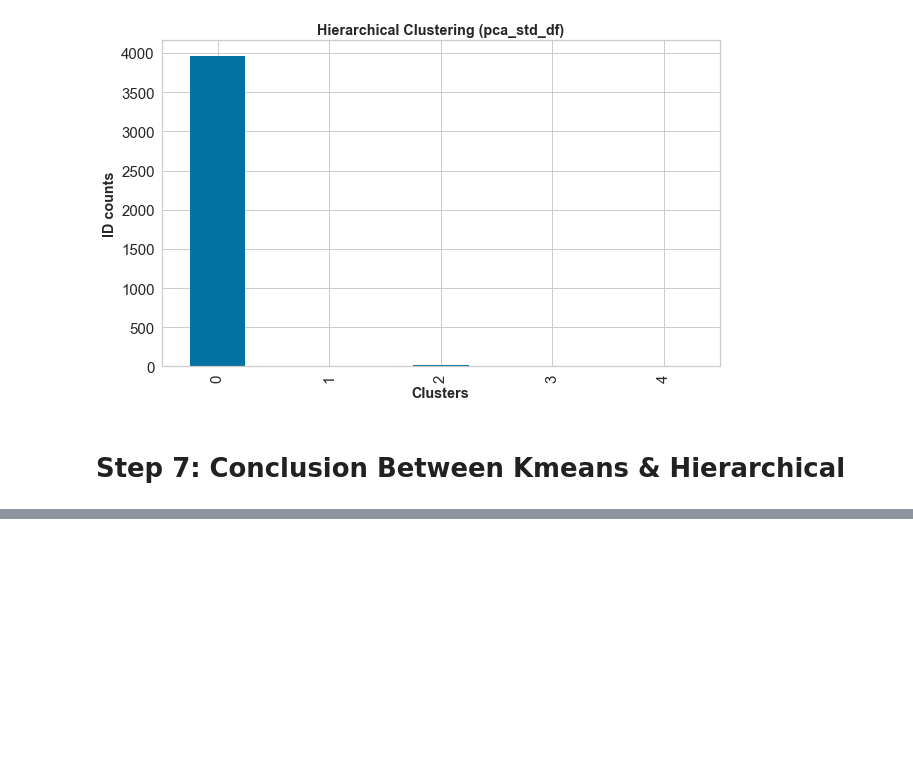
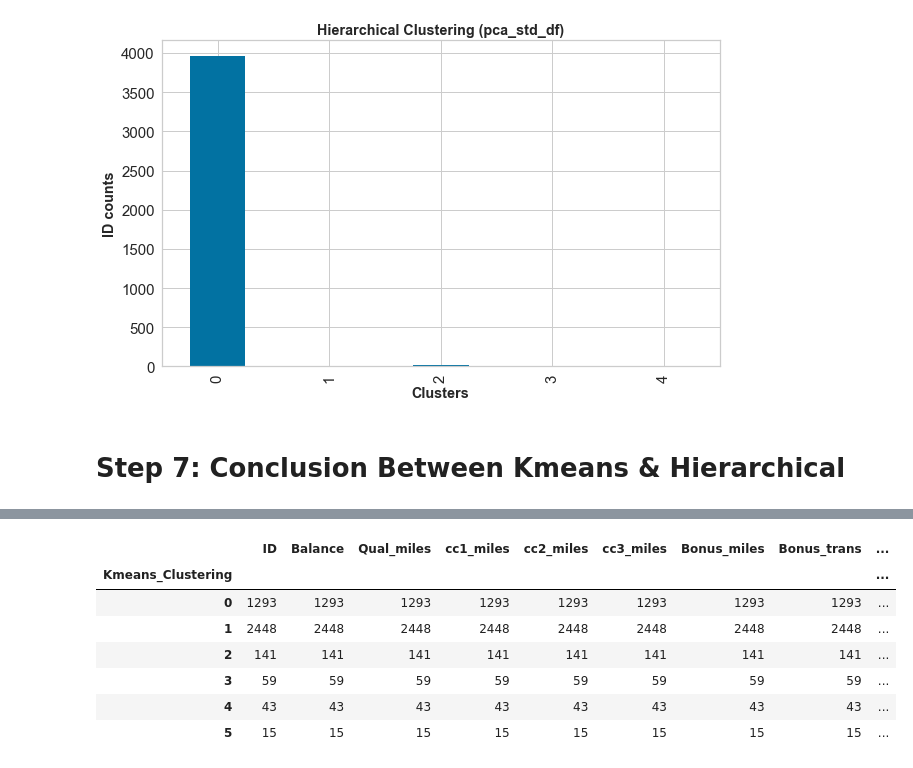
Before and after one commit to ShrikantUppin/Clustering, a Jupyter notebook: 1.1 K-MEANS/K-Means clustering.ipynb, the cells around one changed output, grey strips where cells are left out. Saved outputs shown, nothing was run; the diff lists cells and outputs as text; code cells hidden in the pictures; blank space fills up the shorter version.

```diff
--- a/1.1 K-MEANS/K-Means clustering.ipynb
+++ b/1.1 K-MEANS/K-Means clustering.ipynb
@@ -681,0 +686,11 @@ plt.show()
+# %%
+Kmeans_df.groupby(['Kmeans_Clustering']).count()
+# %% [output]
+|  | ID | Balance | Qual_miles | cc1_miles | cc2_miles | cc3_miles | Bonus_miles | Bonus_trans | ... |
+| Kmeans_Clustering |  |  |  |  |  |  |  |  | ... |
+| 0 | 1293 | 1293 | 1293 | 1293 | 1293 | 1293 | 1293 | 1293 | ... |
+| 1 | 2448 | 2448 | 2448 | 2448 | 2448 | 2448 | 2448 | 2448 | ... |
+| 2 | 141 | 141 | 141 | 141 | 141 | 141 | 141 | 141 | ... |
+| 3 | 59 | 59 | 59 | 59 | 59 | 59 | 59 | 59 | ... |
+| 4 | 43 | 43 | 43 | 43 | 43 | 43 | 43 | 43 | ... |
+| 5 | 15 | 15 | 15 | 15 | 15 | 15 | 15 | 15 | ... |
```
Also changed, not shown: parts of 16 cells of this notebook, 1 other file.
